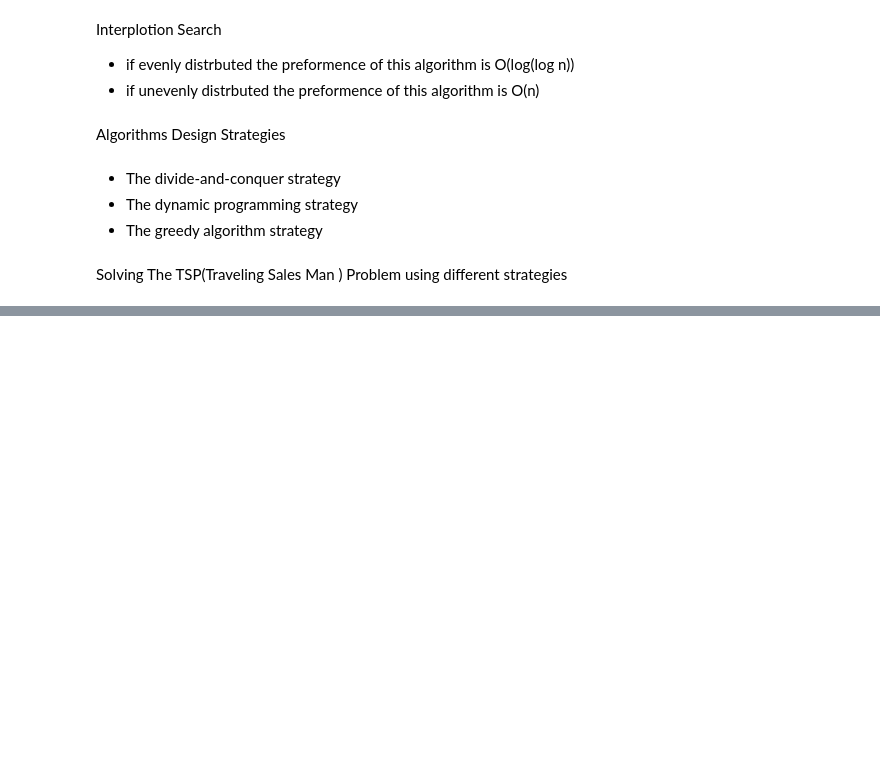
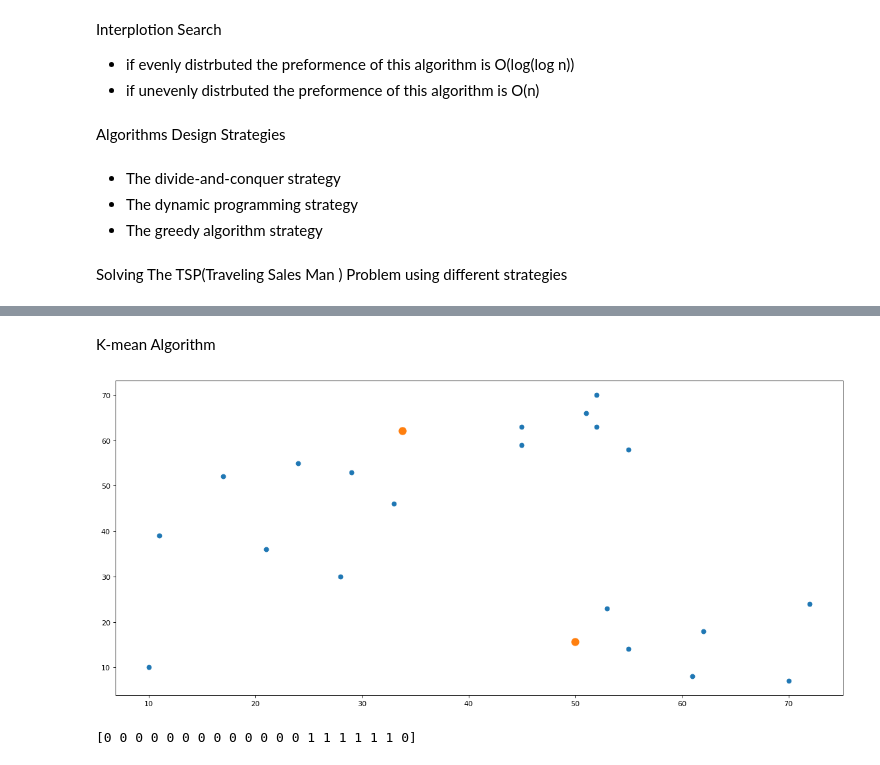
Before and after one commit to A9B9/-40-Algorithms-Every-Programmer-Should-Know, a Jupyter notebook: Algorithms.ipynb, the cells around one changed output, grey strips where cells are left out. Cells and saved outputs as stored; diff of their text form; code cells hidden in the pictures; blank space fills up the shorter version.

Commit message:
Added k-mean Algorithm , hierarchical Algorithm

```diff
--- a/Algorithms.ipynb
+++ b/Algorithms.ipynb
@@ -284,0 +353,32 @@ def tsp(algorithm, cities):
+# %% [markdown]
+K-mean Algorithm
+# %%
+from sklearn import cluster
+import pandas as pd
+import numpy as np
+import matplotlib.pyplot as plt
+
+
+# Define The dataset
+dataset = pd.DataFrame({
+    'x': [11, 21, 28, 17, 29, 33, 24, 45, 45, 52, 51, 52, 55, 53,55, 61, 62, 70, 72, 10],
+    'y': [39, 36, 30, 52, 53, 46, 55, 59, 63, 70, 66, 63, 58, 23,14, 8, 18, 7, 24, 10]
+})
+
+# set The K  value ( number of Clusters)
+myKmean = cluster.KMeans(n_clusters=2)
+myKmean.fit(dataset)
+
+# initialize the Center of our clusters
+centeroid = myKmean.cluster_centers_
+labels = myKmean.labels_
+
+# plot The clusters
+plt.figure(figsize=(18, 8), dpi=80)
+plt.scatter(dataset["x"], dataset["y"])
+plt.scatter(centeroid[0], centeroid[1], s=100)
+plt.show()
+print(labels)
+# %% [output]
+[figure, added]
+[0 0 0 0 0 0 0 0 0 0 0 0 0 1 1 1 1 1 1 0]
```
Also changed, not shown: parts of 6 cells of this notebook, 1 other file.
